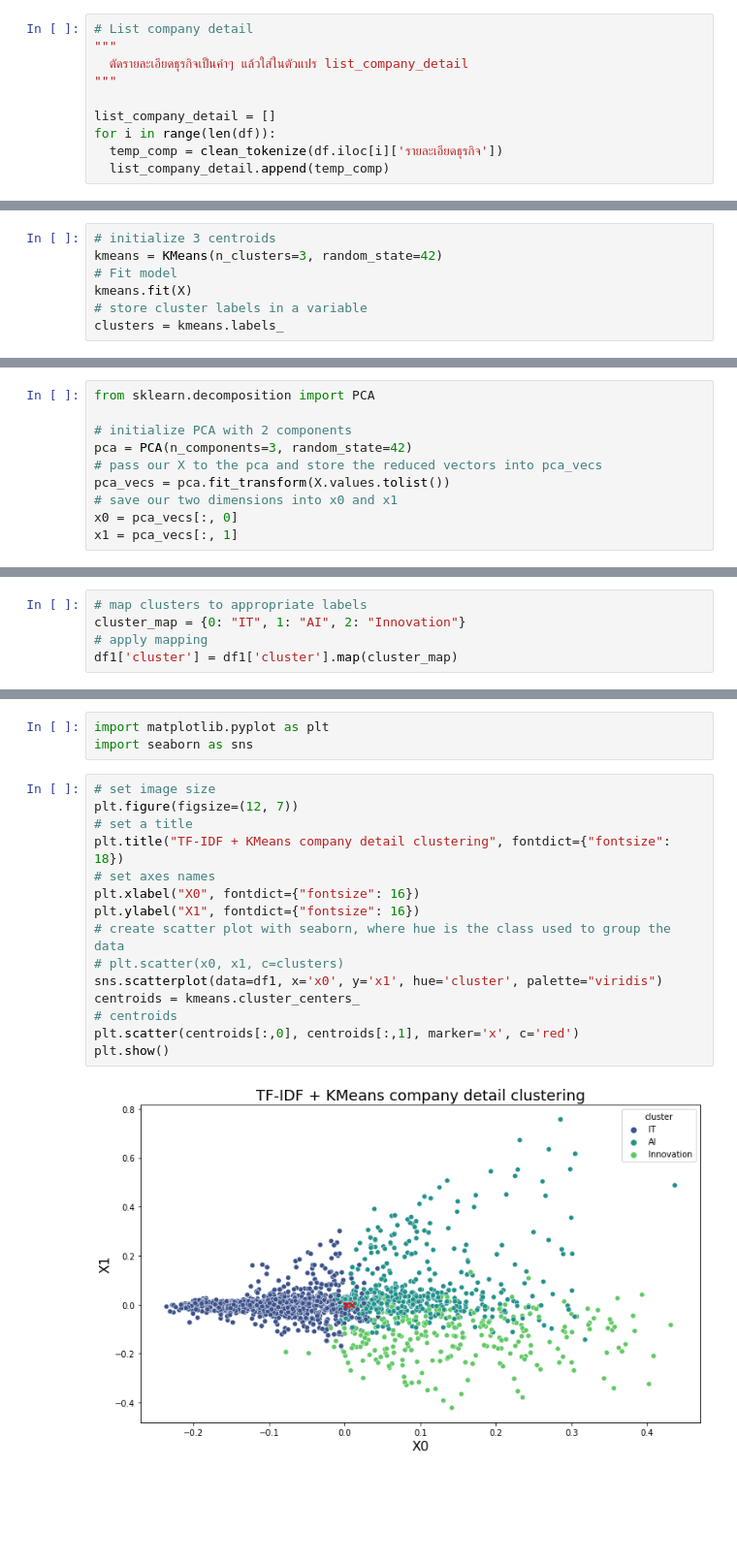
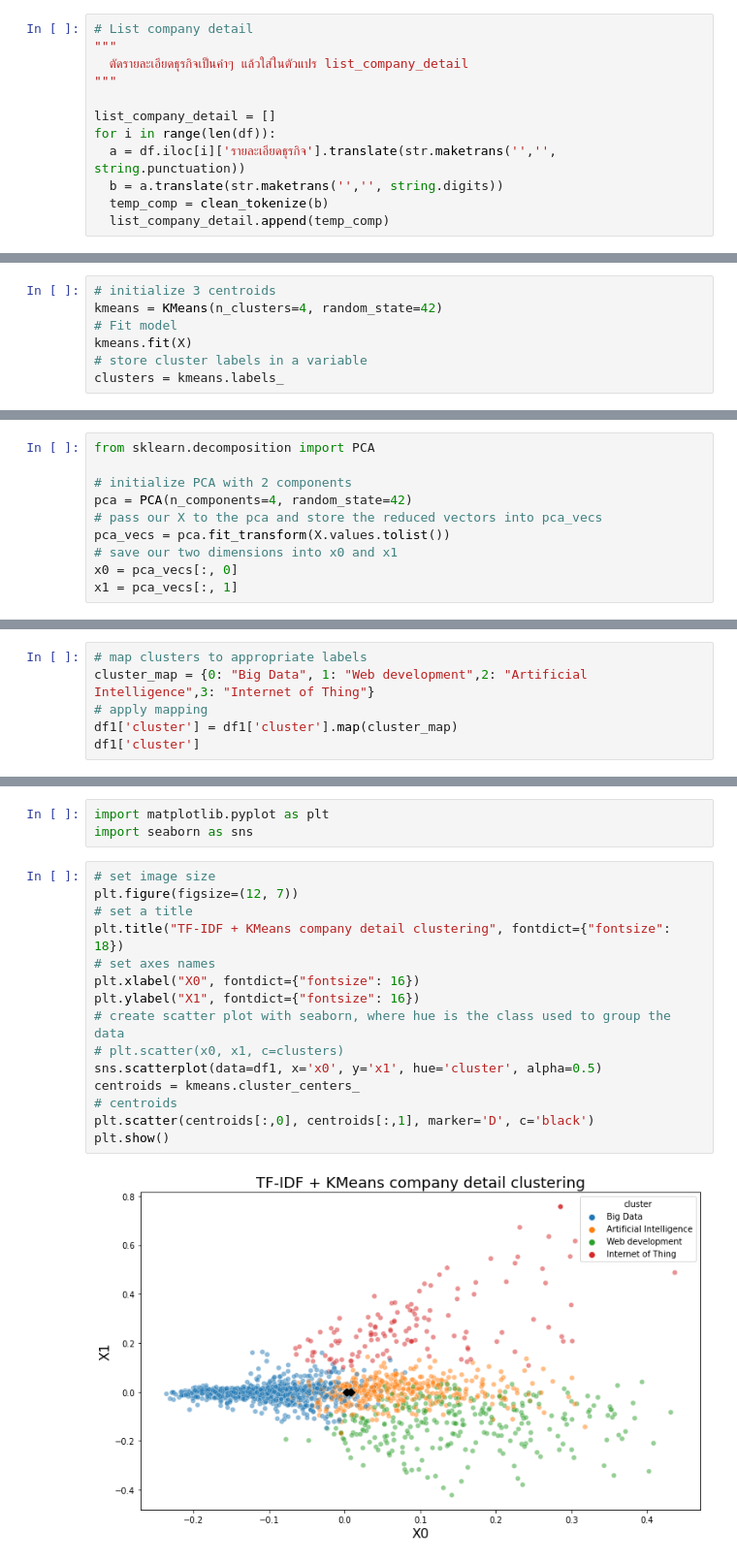
Before and after one commit to slapexs/final_project, a Jupyter notebook: TF_IDF_clustering.ipynb, the cells around one changed output, grey strips where cells are left out. Shown at 97% size. Saved outputs shown, nothing was run; the diff lists cells and outputs as text; blank space fills up the shorter version.

Commit message:
:memo: update function clean string and sample display company category

```diff
--- a/TF_IDF_clustering.ipynb
+++ b/TF_IDF_clustering.ipynb
@@ -65,7 +89,9 @@ def clean_tokenize(text:str) -> list:
 
 list_company_detail = []
 for i in range(len(df)):
-  temp_comp = clean_tokenize(df.iloc[i]['รายละเอียดธุรกิจ'])
+  a = df.iloc[i]['รายละเอียดธุรกิจ'].translate(str.maketrans('','', string.punctuation))
+  b = a.translate(str.maketrans('','', string.digits))
+  temp_comp = clean_tokenize(b)
   list_company_detail.append(temp_comp)
 # %% [markdown]
 # หาค่า TF-IDF
@@ -124,7 +159,7 @@ from sklearn.cluster import KMeans
 X = df1
 # %%
 # initialize 3 centroids
-kmeans = KMeans(n_clusters=3, random_state=42)
+kmeans = KMeans(n_clusters=4, random_state=42)
 # Fit model
 kmeans.fit(X)
 # store cluster labels in a variable
@@ -153,7 +170,7 @@ clusters = kmeans.labels_
 from sklearn.decomposition import PCA
 
 # initialize PCA with 2 components
-pca = PCA(n_components=3, random_state=42)
+pca = PCA(n_components=4, random_state=42)
 # pass our X to the pca and store the reduced vectors into pca_vecs
 pca_vecs = pca.fit_transform(X.values.tolist())
 # save our two dimensions into x0 and x1
@@ -183,6 +200,7 @@ array([list(['cluster', 'claire', 'agent', 'chat', 'travel']),
       dtype=object)
 # %%
 # map clusters to appropriate labels
-cluster_map = {0: "IT", 1: "AI", 2: "Innovation"}
+cluster_map = {0: "Big Data", 1: "Web development",2: "Artificial Intelligence",3: "Internet of Thing"}
 # apply mapping
 df1['cluster'] = df1['cluster'].map(cluster_map)
+df1['cluster']
@@ -216,17 +226,17 @@ import seaborn as sns
 # %%
 # set image size
 plt.figure(figsize=(12, 7))
 # set a title
 plt.title("TF-IDF + KMeans company detail clustering", fontdict={"fontsize": 18})
 # set axes names
 plt.xlabel("X0", fontdict={"fontsize": 16})
 plt.ylabel("X1", fontdict={"fontsize": 16})
 # create scatter plot with seaborn, where hue is the class used to group the data
 # plt.scatter(x0, x1, c=clusters)
-sns.scatterplot(data=df1, x='x0', y='x1', hue='cluster', palette="viridis")
+sns.scatterplot(data=df1, x='x0', y='x1', hue='cluster', alpha=0.5)
 centroids = kmeans.cluster_centers_
 # centroids
-plt.scatter(centroids[:,0], centroids[:,1], marker='x', c='red')
+plt.scatter(centroids[:,0], centroids[:,1], marker='D', c='black')
 plt.show()
 # %% [output]
-[figure, old version]
+[figure, new version]
```
Also changed, not shown: parts of 10 cells of this notebook.
